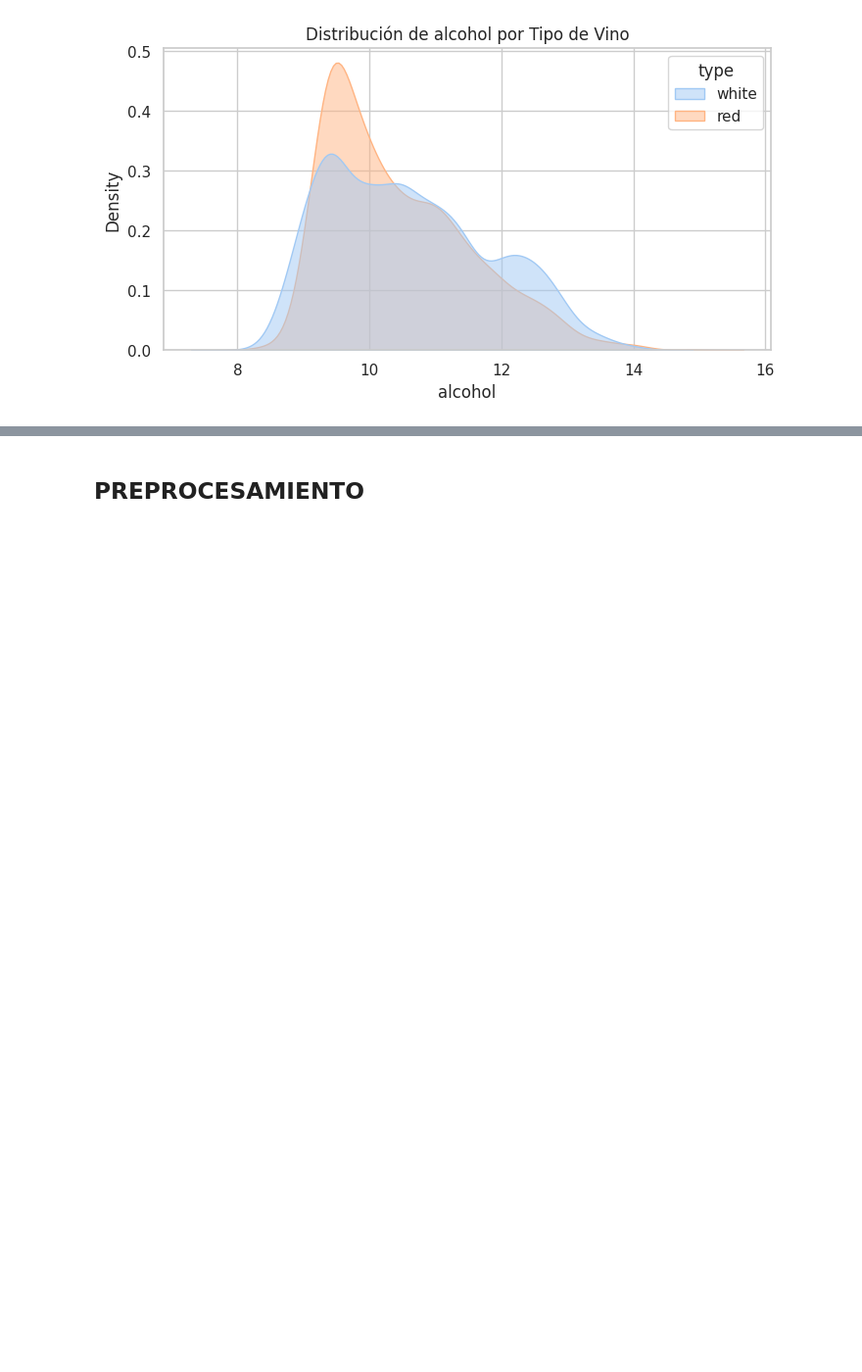
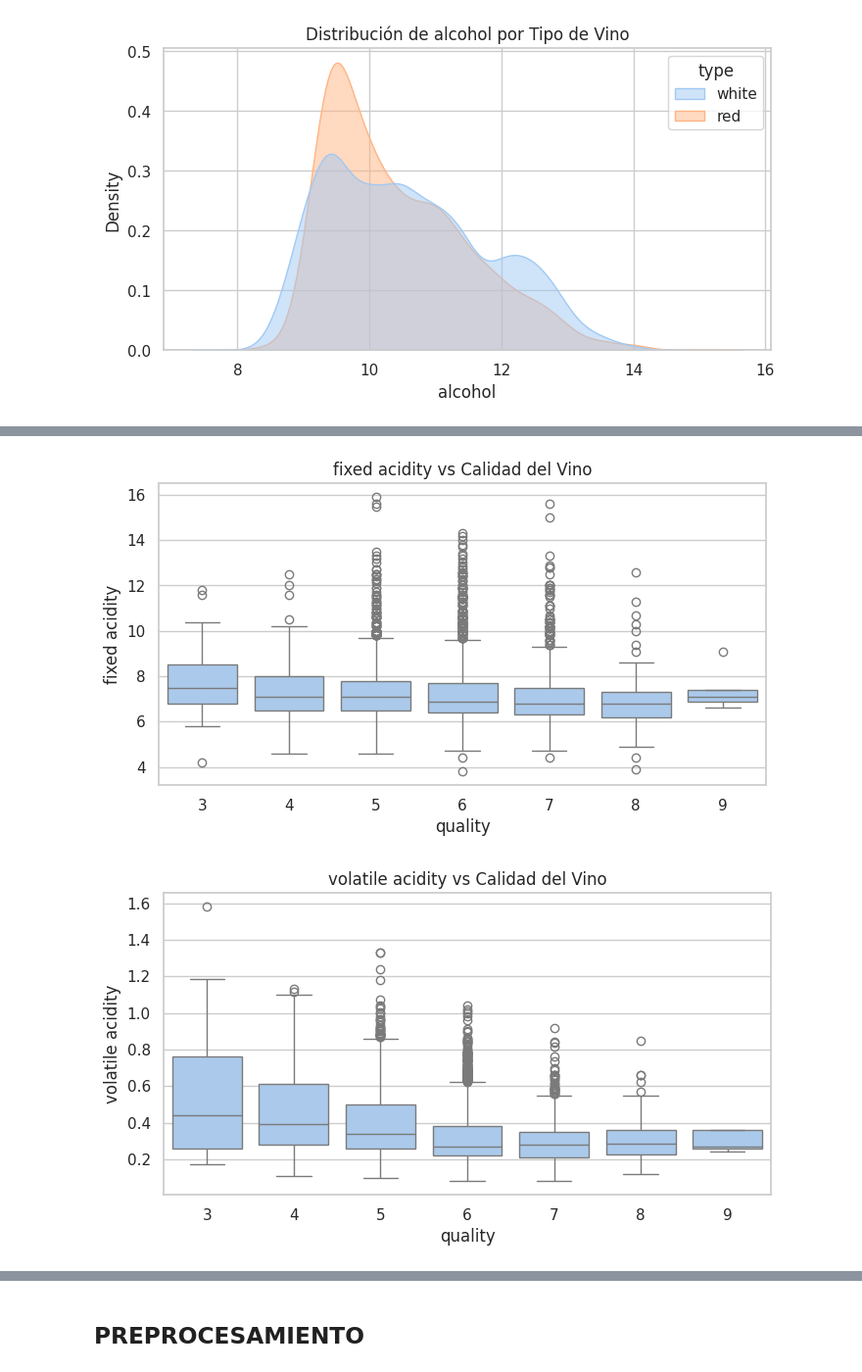
Before and after one commit to eugeinga/CODER-DataScienceI, a Jupyter notebook: ProyectoDS_ParteII_INGARAMO.ipynb, the cells around one changed output, grey strips where cells are left out. Shown at 98% size. Saved outputs shown, nothing was run; the diff lists cells and outputs as text; code cells hidden in the pictures; blank space fills up the shorter version.

```diff
--- a/ProyectoDS_ParteII_INGARAMO.ipynb
+++ b/ProyectoDS_ParteII_INGARAMO.ipynb
@@ -614,0 +636,9 @@ for feature in numerical_features:
+# %%
+for feature in numerical_features:
+    plt.figure(figsize=(8, 4))
+    sns.boxplot(x='quality', y=feature, data=df)
+    plt.title(f'{feature} vs Calidad del Vino')
+    plt.show()
+# %% [output]
+[figure, added]
+[figure, added]
```
Also changed, not shown: parts of 5 cells of this notebook.
